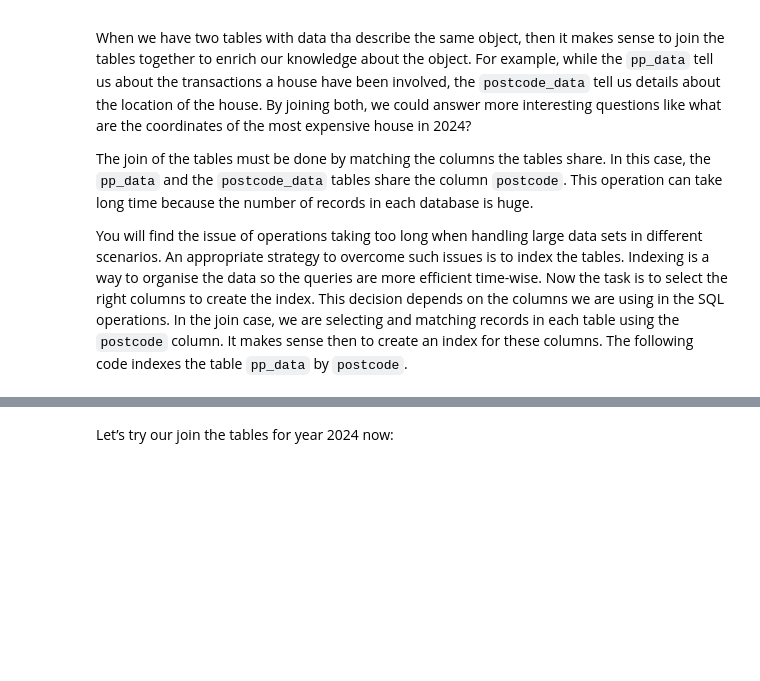
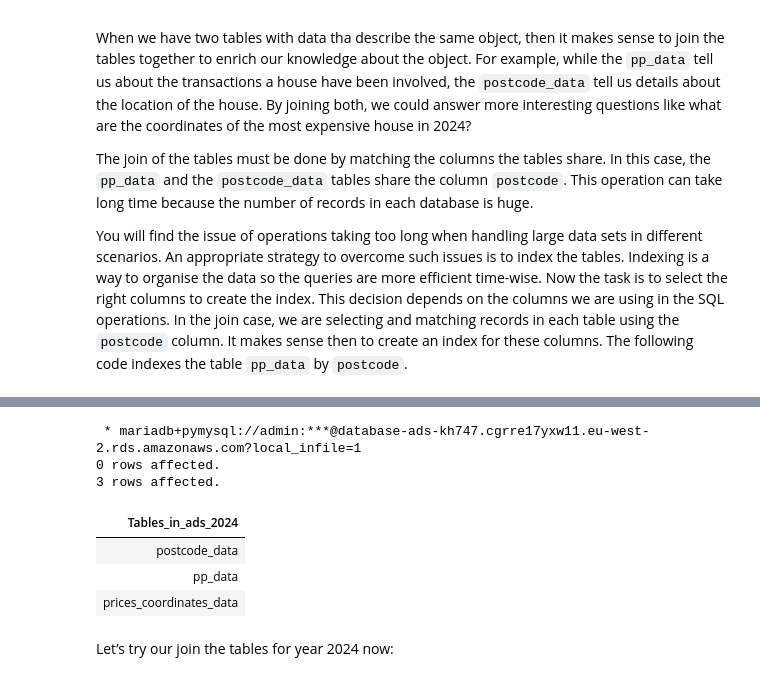
Before and after one commit to Layomiiety/advds, a Jupyter notebook: _notebooks/01-access-assess.ipynb, the cells around one changed output, grey strips where cells are left out. Drawn from its saved outputs; the diff is of its cells as text; code cells hidden in the pictures; blank space fills up the shorter version.

```diff
--- a/_notebooks/01-access-assess.ipynb
+++ b/_notebooks/01-access-assess.ipynb
@@ -616,3 +908,15 @@ CREATE INDEX idx_pp_postcode ON pp_data(postcode);
+# %%
+%%sql
+USE `ads_2024`;
+SHOW TABLES;
+# %% [output]
+ * mariadb+pymysql://admin:***@database-ads-kh747.cgrre17yxw11.eu-west-2.rds.amazonaws.com?local_infile=1
+0 rows affected.
+3 rows affected.
+| Tables_in_ads_2024 |
+| postcode_data |
+| pp_data |
+| prices_coordinates_data |
 # %% [markdown]
 Let’s try our join the tables for year 2024 now:
 # %%
```
Also changed, not shown: parts of 55 cells of this notebook.
